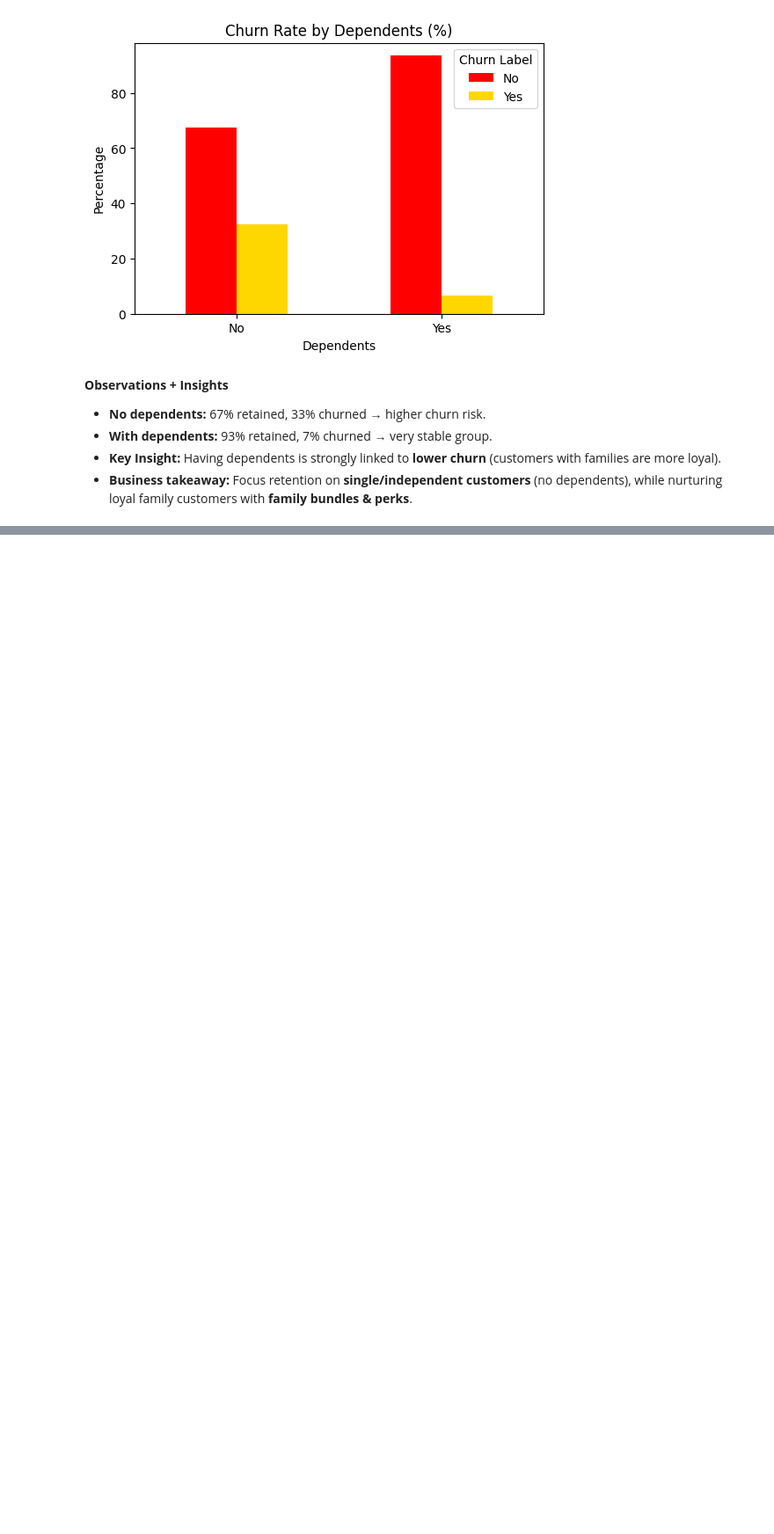
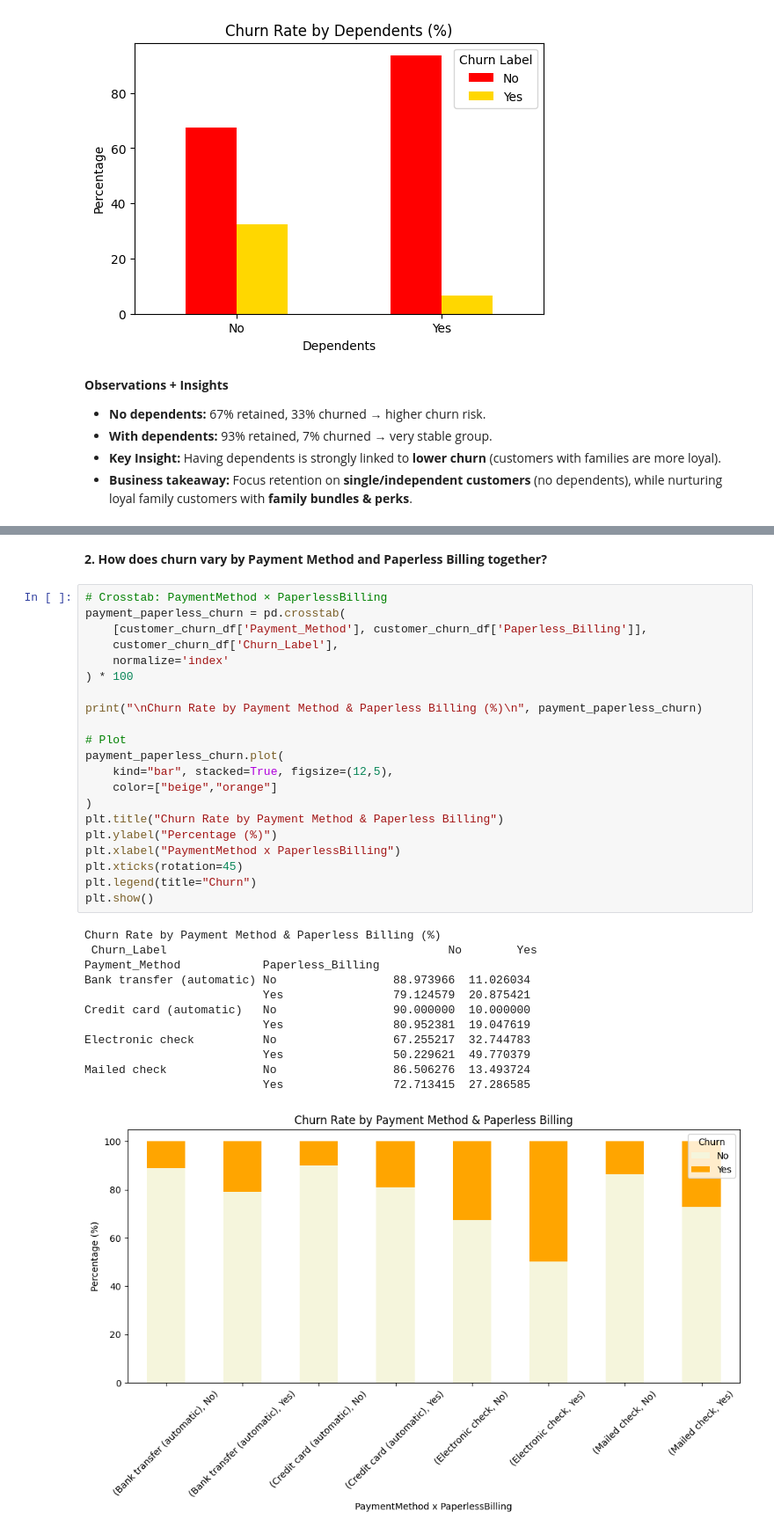
Before and after one commit to mariamkhan04/Telco-Customer-Churn---EDA-and-ML, a Jupyter notebook: customerChurn.ipynb, the cells around one changed output, grey strips where cells are left out. Shown at 88% size. Saved outputs shown, nothing was run; the diff lists cells and outputs as text; blank space fills up the shorter version.

```diff
--- a/customerChurn.ipynb
+++ b/customerChurn.ipynb
@@ -910,0 +965,36 @@ Yes          93.484942   6.515058
+# %% [markdown]
+**2. How does churn vary by Payment Method and Paperless Billing together?**
+# %%
+# Crosstab: PaymentMethod × PaperlessBilling
+payment_paperless_churn = pd.crosstab(
+    [customer_churn_df['Payment_Method'], customer_churn_df['Paperless_Billing']],
+    customer_churn_df['Churn_Label'],
+    normalize='index'
+) * 100
+
+print("\nChurn Rate by Payment Method & Paperless Billing (%)\n", payment_paperless_churn)
+
+# Plot
+payment_paperless_churn.plot(
+    kind="bar", stacked=True, figsize=(12,5),
+    color=["beige","orange"]
+)
+plt.title("Churn Rate by Payment Method & Paperless Billing")
+plt.ylabel("Percentage (%)")
+plt.xlabel("PaymentMethod x PaperlessBilling")
+plt.xticks(rotation=45)
+plt.legend(title="Churn")
+plt.show()
+# %% [output]
+Churn Rate by Payment Method & Paperless Billing (%)
+ Churn_Label                                         No        Yes
+Payment_Method            Paperless_Billing
+Bank transfer (automatic) No                 88.973966  11.026034
+                          Yes                79.124579  20.875421
+Credit card (automatic)   No                 90.000000  10.000000
+                          Yes                80.952381  19.047619
+Electronic check          No                 67.255217  32.744783
+                          Yes                50.229621  49.770379
+Mailed check              No                 86.506276  13.493724
+                          Yes                72.713415  27.286585
+[figure, added]
```
Also changed, not shown: parts of 14 cells of this notebook.
